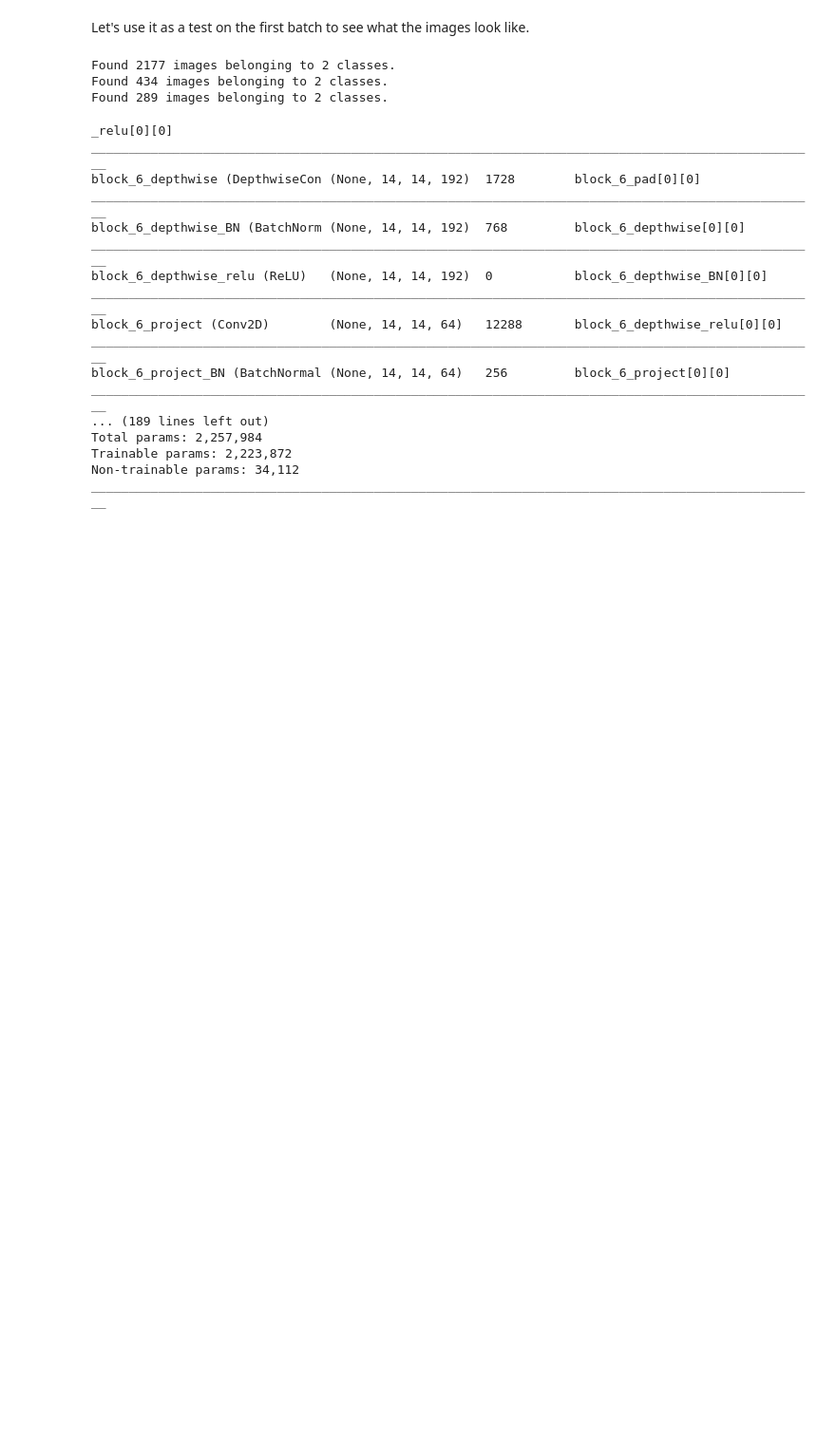
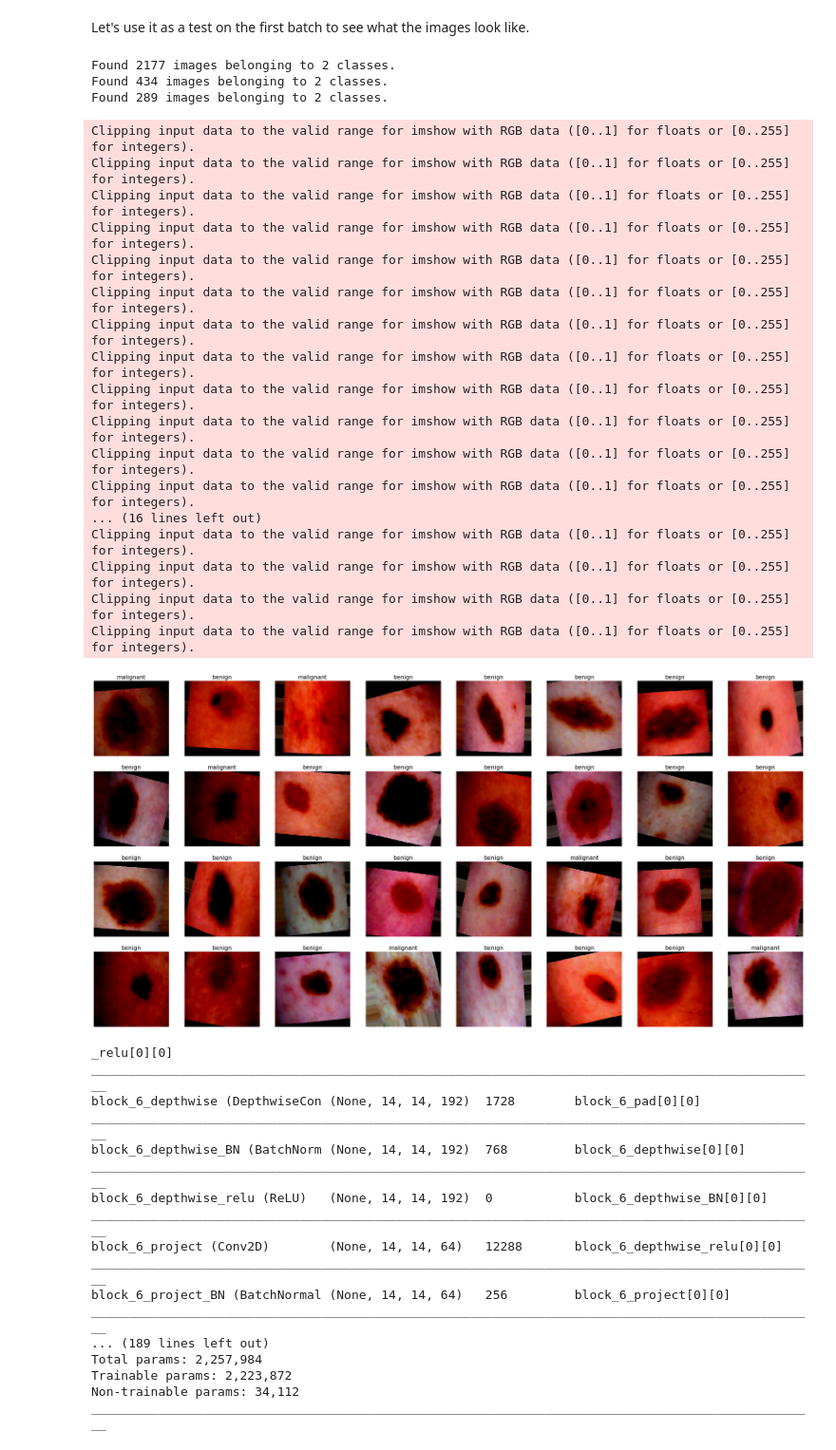
Before and after one commit to FrancescoMariottini/skin_moles_classifier, a Jupyter notebook: mole_detection.ipynb, the cells around one changed output. Shown at 95% size. Saved outputs shown, nothing was run; the diff lists cells and outputs as text; code cells hidden in the pictures; blank space fills up the shorter version.

```diff
--- a/mole_detection.ipynb
+++ b/mole_detection.ipynb
@@ -111,17 +119,24 @@ The following function is to plot a batch of preprocessed training data.
 # %%
-# # plots images with labels within jupyter notebook
-# def plots(ims, figsize=(12,6), rows=1, interp=False, titles=None):
-#     if type(ims[0]) is np.ndarray:
-#         ims = np.array(ims).astype(np.uint8)
-#         if (ims.shape[-1] != 3):
-#             ims = ims.transpose((0,2,3,1))
-#     f = plt.figure(figsize=figsize)
-#     cols = len(ims)//rows if len(ims) % 2 == 0 else len(ims)//rows + 1
-#     for i in range(len(ims)):
-#         sp = f.add_subplot(rows, cols, i+1)
-#         sp.axis('Off')
-#         if titles is not None:
-#             sp.set_title(titles[i], fontsize=16)
-#         plt.imshow(ims[i], interpolation=None if interp else 'none')
+def next_images_batch_and_plot(ims_batch, figsize=(12,6), rows=1, interp=False):
+    class_dict = ims_batch.class_indices
+
+    ims, labels = next(ims_batch)
+
+    titles = ['benign' if x[class_dict['benign']]==1 else 'malignant' for x in labels]
+
+    if type(ims[0]) is np.ndarray:
+        ims = np.array(ims)#.astype(np.uint8)
+        if (ims.shape[-1] != 3):
+            ims = ims.transpose((0,2,3,1))
+    f = plt.figure(figsize=figsize)
+    cols = len(ims)//rows if len(ims) % 2 == 0 else len(ims)//rows + 1
+    for i in range(len(ims)):
+        sp = f.add_subplot(rows, cols, i+1)
+        sp.axis('Off')
+        if titles is not None:
+            sp.set_title(titles[i], fontsize=16)
+        plt.imshow(ims[i], interpolation=None if interp else 'none')
+
+    return ims, labels
 # %% [markdown]
 Let's use it as a test on the first batch to see what the images look like.
@@ -215,6 +224,27 @@ test_batches = ImageDataGenerator(
 Found 2177 images belonging to 2 classes.
 Found 434 images belonging to 2 classes.
 Found 289 images belonging to 2 classes.
+# %%
+ims, labels = next_images_batch_and_plot(train_batches, figsize=(36,18), rows=4)
+# %% [output]
+Clipping input data to the valid range for imshow with RGB data ([0..1] for floats or [0..255] for integers).
+Clipping input data to the valid range for imshow with RGB data ([0..1] for floats or [0..255] for integers).
+Clipping input data to the valid range for imshow with RGB data ([0..1] for floats or [0..255] for integers).
+Clipping input data to the valid range for imshow with RGB data ([0..1] for floats or [0..255] for integers).
+Clipping input data to the valid range for imshow with RGB data ([0..1] for floats or [0..255] for integers).
+Clipping input data to the valid range for imshow with RGB data ([0..1] for floats or [0..255] for integers).
+Clipping input data to the valid range for imshow with RGB data ([0..1] for floats or [0..255] for integers).
+Clipping input data to the valid range for imshow with RGB data ([0..1] for floats or [0..255] for integers).
+Clipping input data to the valid range for imshow with RGB data ([0..1] for floats or [0..255] for integers).
+Clipping input data to the valid range for imshow with RGB data ([0..1] for floats or [0..255] for integers).
+Clipping input data to the valid range for imshow with RGB data ([0..1] for floats or [0..255] for integers).
+Clipping input data to the valid range for imshow with RGB data ([0..1] for floats or [0..255] for integers).
+... (16 lines left out)
+Clipping input data to the valid range for imshow with RGB data ([0..1] for floats or [0..255] for integers).
+Clipping input data to the valid range for imshow with RGB data ([0..1] for floats or [0..255] for integers).
+Clipping input data to the valid range for imshow with RGB data ([0..1] for floats or [0..255] for integers).
+Clipping input data to the valid range for imshow with RGB data ([0..1] for floats or [0..255] for integers).
+[figure, added]
 # %%
 model = Sequential()
 base_model = mobilenet_v2.MobileNetV2(weights='imagenet',include_top=False, input_shape=INPUT_SHAPE)
```
Also changed, not shown: parts of 16 cells of this notebook.
